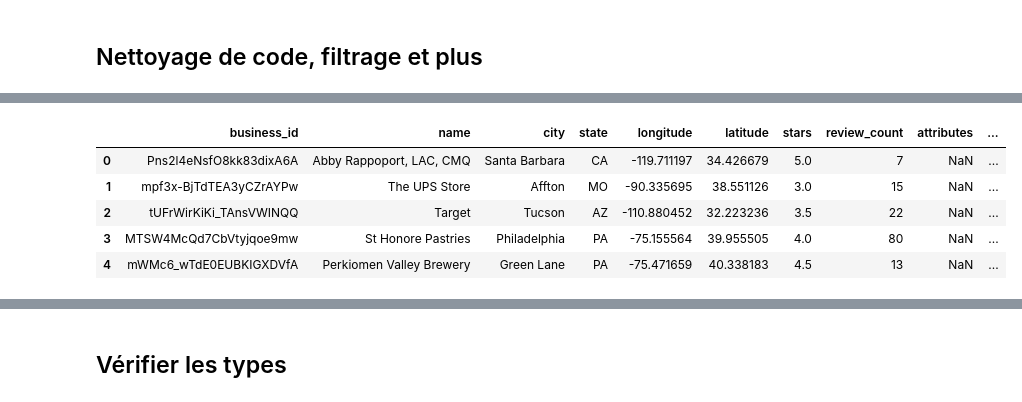
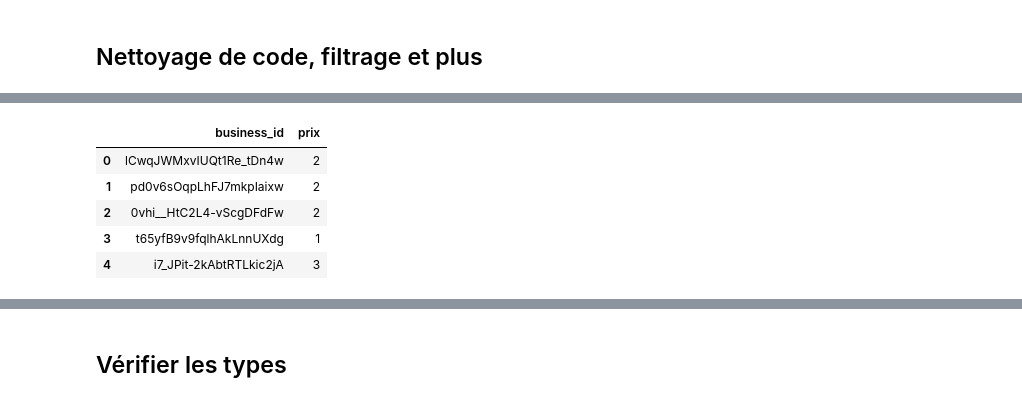
Before and after one commit to AyaIssa1/tp3_collecte, a Jupyter notebook: tp_yelp.ipynb, the cells around one changed output, grey strips where cells are left out. Drawn from its saved outputs; the diff is of its cells as text; code cells hidden in the pictures.

```diff
--- a/tp_yelp.ipynb
+++ b/tp_yelp.ipynb
@@ -14,13 +11,15 @@ checkin_file = path + 'checkin.csv'
 review_file = path + 'review.csv'
 tip_file = path + 'tip.csv'
 user_file = path + 'user.csv'
+services_file = path + 'services.csv'
 hours_file = path + 'hours.csv'
 # %%
-business = pd.read_csv(restaurants_file, on_bad_lines='skip',low_memory=False)
+business = pd.read_csv(restaurants_file,on_bad_lines='skip', low_memory=False)
 user = pd.read_csv(user_file, on_bad_lines='skip', low_memory=False)
 review = pd.read_csv(review_file, on_bad_lines='skip',low_memory=False)
 checkin = pd.read_csv(checkin_file, on_bad_lines='skip',low_memory=False)
 tip = pd.read_csv(tip_file, on_bad_lines='skip',low_memory=False)
+services = pd.read_csv(services_file,on_bad_lines='skip',low_memory=False)
 hours = pd.read_csv(hours_file, on_bad_lines='skip',low_memory=False)
 # %% [markdown]
 ## Nettoyage de code, filtrage et plus
@@ -164,17 +162,10 @@ business.head()
 # %%
-#Extraire prix depuis attributes
-def prix(attribut):
-    if isinstance(attribut, dict):
-        return attribut.get("RestaurantsPriceRange2")
-    return None
-business["price"] = business["attributes"].apply(prix)
-business["price"] = pd.to_numeric(business["price"], errors="coerce")
-
-business.head()
+prix = services[["business_id", "prix"]]
+prix.head()
 # %% [output]
-|  | business_id | name | city | state | longitude | latitude | stars | review_count | attributes | ... |
-| 0 | Pns2l4eNsfO8kk83dixA6A | Abby Rappoport, LAC, CMQ | Santa Barbara | CA | -119.711197 | 34.426679 | 5.0 | 7 | NaN | ... |
-| 1 | mpf3x-BjTdTEA3yCZrAYPw | The UPS Store | Affton | MO | -90.335695 | 38.551126 | 3.0 | 15 | NaN | ... |
-| 2 | tUFrWirKiKi_TAnsVWINQQ | Target | Tucson | AZ | -110.880452 | 32.223236 | 3.5 | 22 | NaN | ... |
-| 3 | MTSW4McQd7CbVtyjqoe9mw | St Honore Pastries | Philadelphia | PA | -75.155564 | 39.955505 | 4.0 | 80 | NaN | ... |
-| 4 | mWMc6_wTdE0EUBKIGXDVfA | Perkiomen Valley Brewery | Green Lane | PA | -75.471659 | 40.338183 | 4.5 | 13 | NaN | ... |
+|  | business_id | prix |
+| 0 | lCwqJWMxvIUQt1Re_tDn4w | 2 |
+| 1 | pd0v6sOqpLhFJ7mkpIaixw | 2 |
+| 2 | 0vhi__HtC2L4-vScgDFdFw | 2 |
+| 3 | t65yfB9v9fqlhAkLnnUXdg | 1 |
+| 4 | i7_JPit-2kAbtRTLkic2jA | 3 |
```
Also changed, not shown: parts of 43 cells of this notebook.
